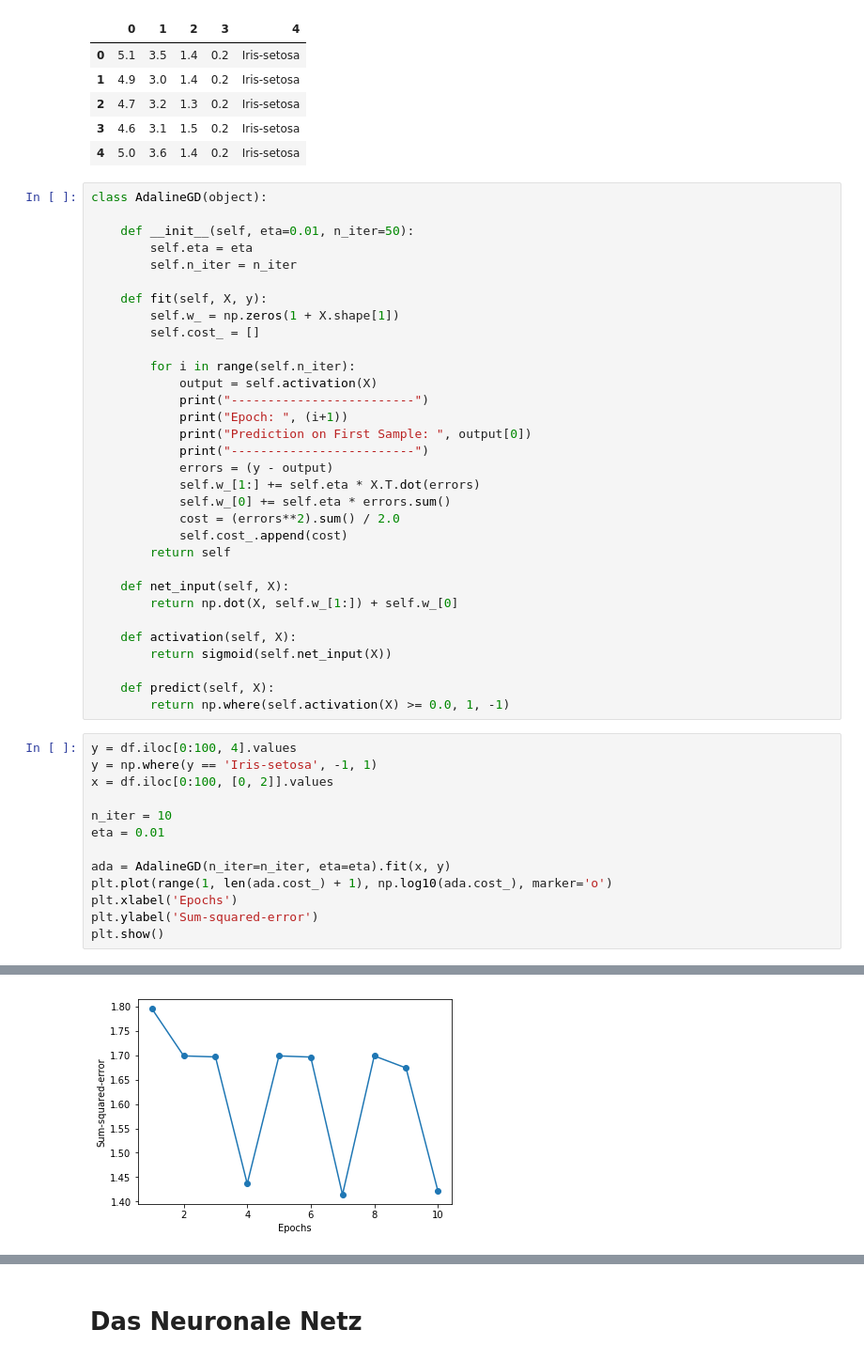
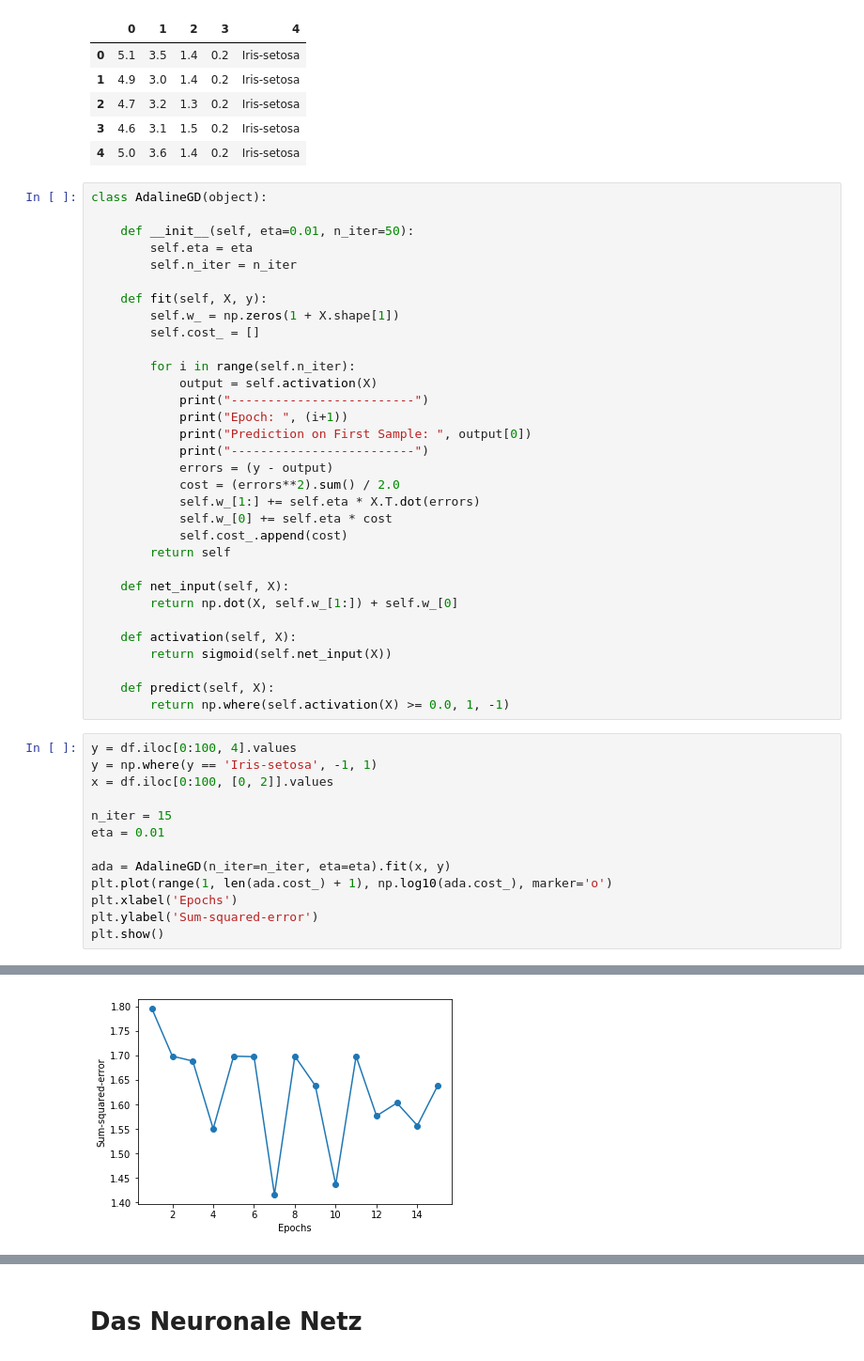
Before and after one commit to Schwub/dv_seminar, a Jupyter notebook: Deep_Learning_Presentation.ipynb, the cells around one changed output, grey strips where cells are left out. Shown at 94% size. Saved outputs shown, nothing was run; the diff lists cells and outputs as text.

```diff
--- a/Deep_Learning_Presentation.ipynb
+++ b/Deep_Learning_Presentation.ipynb
@@ -128,9 +128,9 @@ class AdalineGD(object):
             print("Prediction on First Sample: ", output[0])
             print("-------------------------")
             errors = (y - output)
+            cost = (errors**2).sum() / 2.0
             self.w_[1:] += self.eta * X.T.dot(errors)
-            self.w_[0] += self.eta * errors.sum()
-            cost = (errors**2).sum() / 2.0
+            self.w_[0] += self.eta * cost
             self.cost_.append(cost)
         return self
 
@@ -147,7 +147,7 @@ y = df.iloc[0:100, 4].values
 y = np.where(y == 'Iris-setosa', -1, 1)
 x = df.iloc[0:100, [0, 2]].values
 
-n_iter = 10
+n_iter = 15
 eta = 0.01
 
 ada = AdalineGD(n_iter=n_iter, eta=eta).fit(x, y)
@@ -175,5 +175,5 @@ Prediction on First Sample:  1.3098865107064567e-06
 -------------------------
-[figure, old version]
+[figure, new version]
 # %% [markdown]
 ## Stochastic und Batch Gradient Descent
 <center>
```
Also changed, not shown: parts of 6 cells of this notebook.
